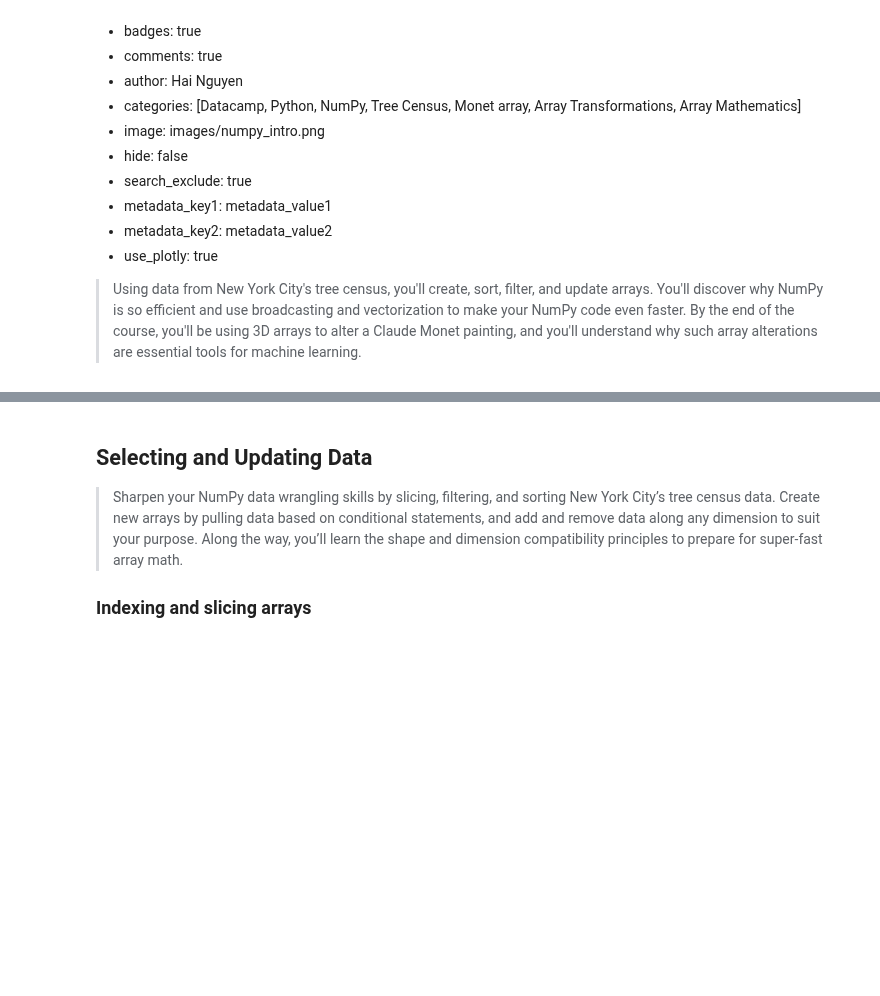
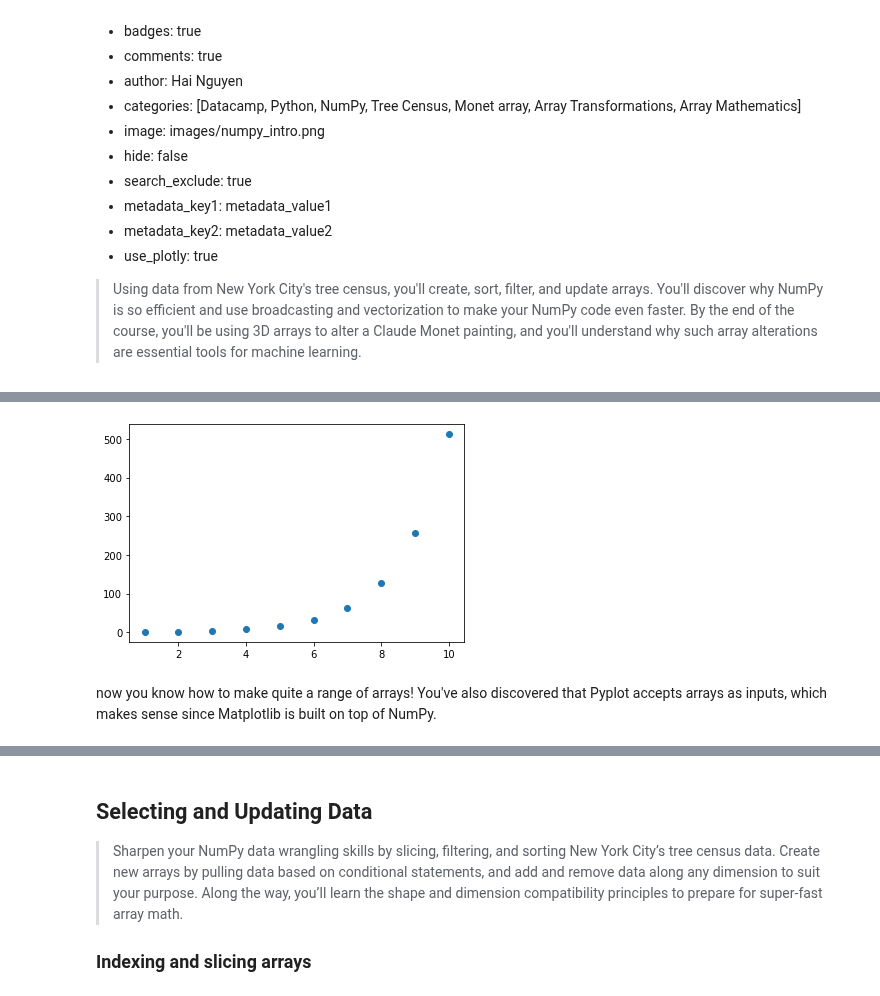
Before and after one commit to anhhaibkhn/Data-Science-selfstudy-notes-Blog, a Jupyter notebook: _notebooks/Introduction to Numpy/2022-08-23-Introduction-to-Numpy.ipynb, the cells around one changed output, grey strips where cells are left out. Saved outputs shown, nothing was run; the diff lists cells and outputs as text; code cells hidden in the pictures; blank space fills up the shorter version.

```diff
--- a/_notebooks/Introduction to Numpy/2022-08-23-Introduction-to-Numpy.ipynb
+++ b/_notebooks/Introduction to Numpy/2022-08-23-Introduction-to-Numpy.ipynb
@@ -48,0 +224,13 @@ tree_census = np.load('./datasets/tree_census.npy')
+# %%
+doubling_array = [1, 2, 4, 8, 16, 32, 64, 128, 256, 512]
+# %%
+# Create an array of integers from one to ten
+one_to_ten = np.arange(1, 11)
+
+# Create your scatterplot
+plt.scatter(one_to_ten,doubling_array)
+plt.show()
+# %% [output]
+[figure, added]
+# %% [markdown]
+now you know how to make quite a range of arrays! You've also discovered that Pyplot accepts arrays as inputs, which makes sense since Matplotlib is built on top of NumPy.
```
Also changed, not shown: parts of 54 cells of this notebook, 9 other files.
